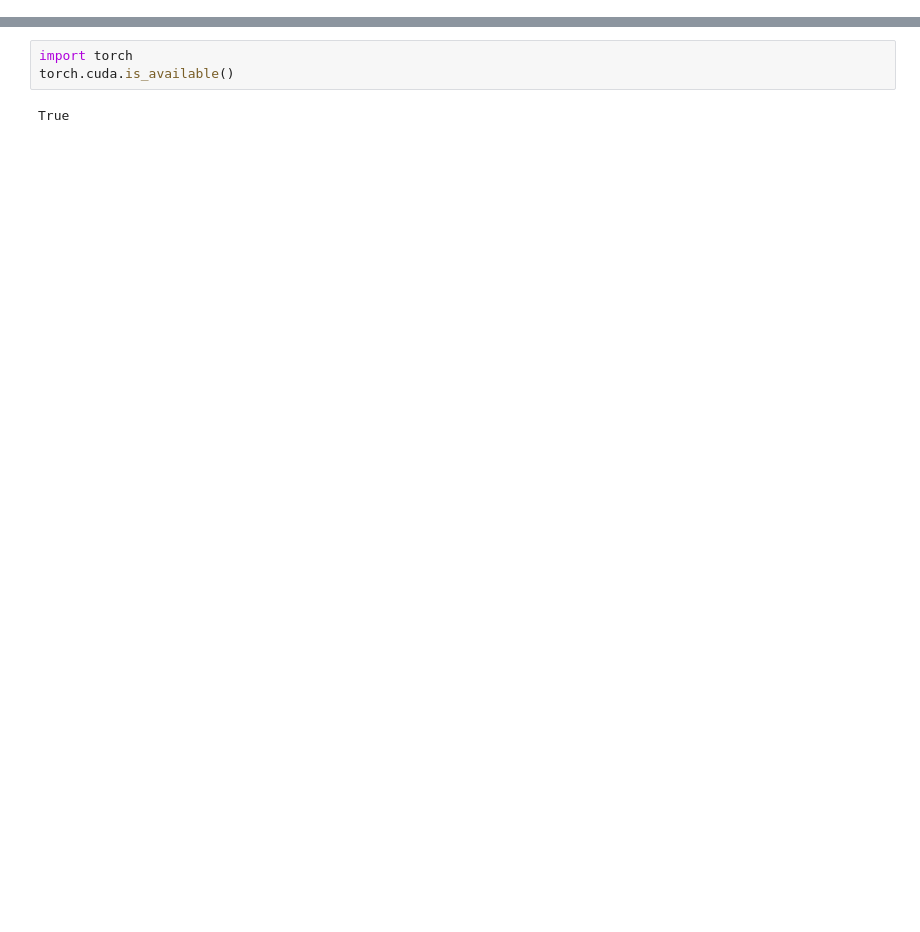
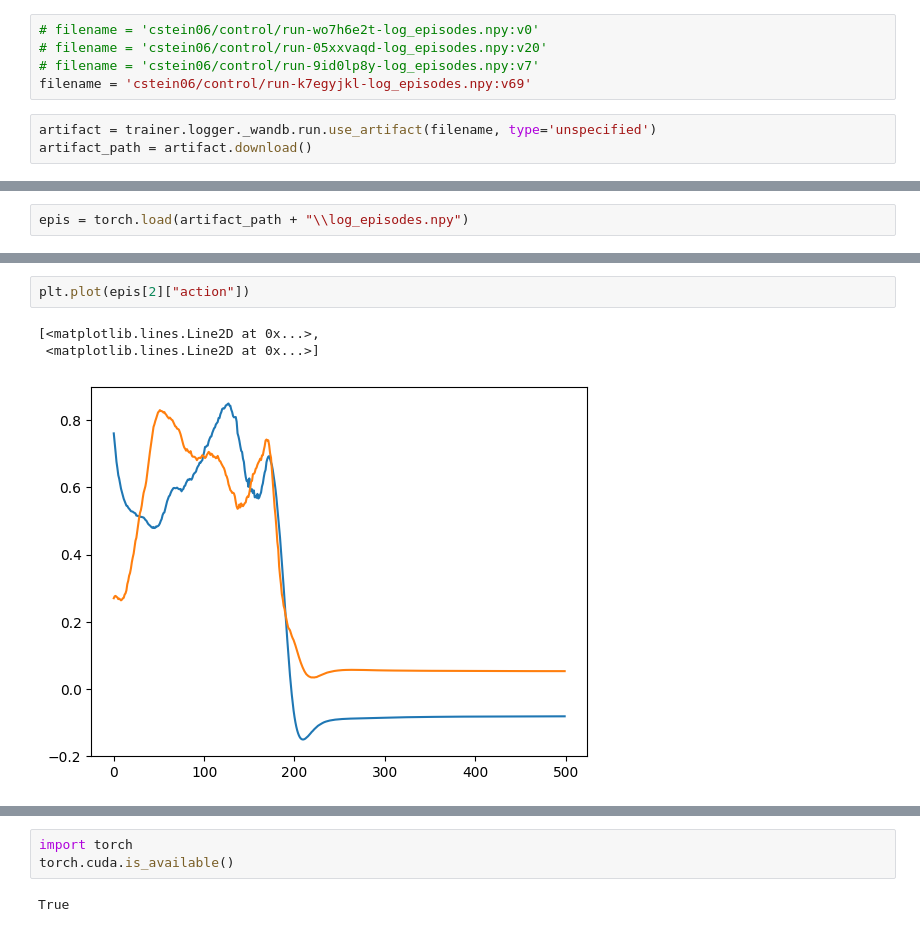
Before and after one commit to cstein06/tdmpc2, a Jupyter notebook: tdmpc2/test.ipynb, the cells around one changed output, grey strips where cells are left out. Cells and saved outputs as stored; diff of their text form; blank space fills up the shorter version.

```diff
--- a/tdmpc2/test.ipynb
+++ b/tdmpc2/test.ipynb
@@ -0,0 +84,8 @@
+# %%
+# filename = 'cstein06/control/run-wo7h6e2t-log_episodes.npy:v0'
+# filename = 'cstein06/control/run-05xxvaqd-log_episodes.npy:v20'
+# filename = 'cstein06/control/run-9id0lp8y-log_episodes.npy:v7'
+filename = 'cstein06/control/run-k7egyjkl-log_episodes.npy:v69'
+# %%
+artifact = trainer.logger._wandb.run.use_artifact(filename, type='unspecified')
+artifact_path = artifact.download()
@@ -0,0 +94,2 @@
+# %%
+epis = torch.load(artifact_path + "\\log_episodes.npy")
@@ -0,0 +106,6 @@
+# %%
+plt.plot(epis[2]["action"])
+# %% [output]
+[<matplotlib.lines.Line2D at 0x...>,
+ <matplotlib.lines.Line2D at 0x...>]
+[figure, added]
```
Also changed, not shown: parts of 116 cells of this notebook, 14 other files.
